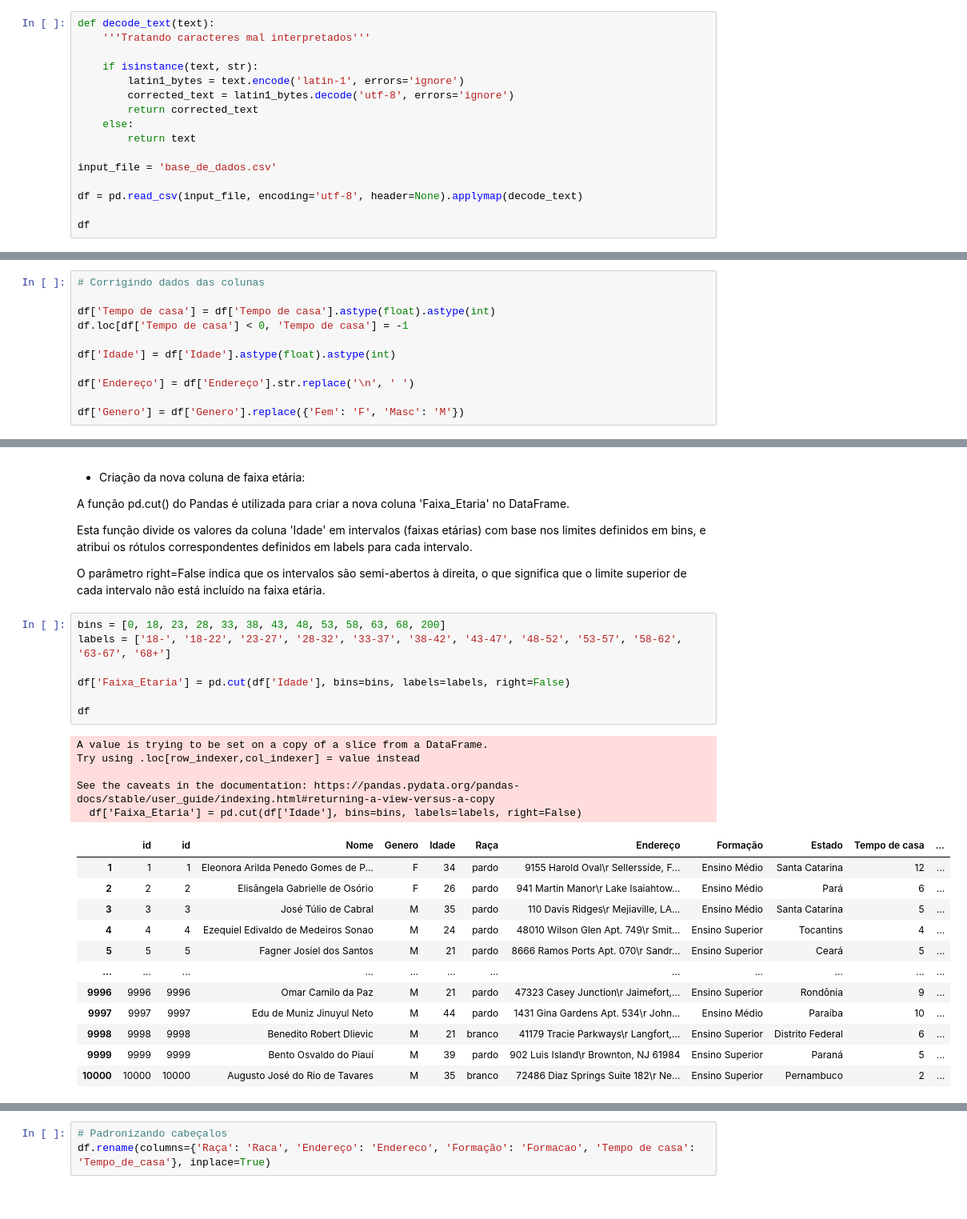
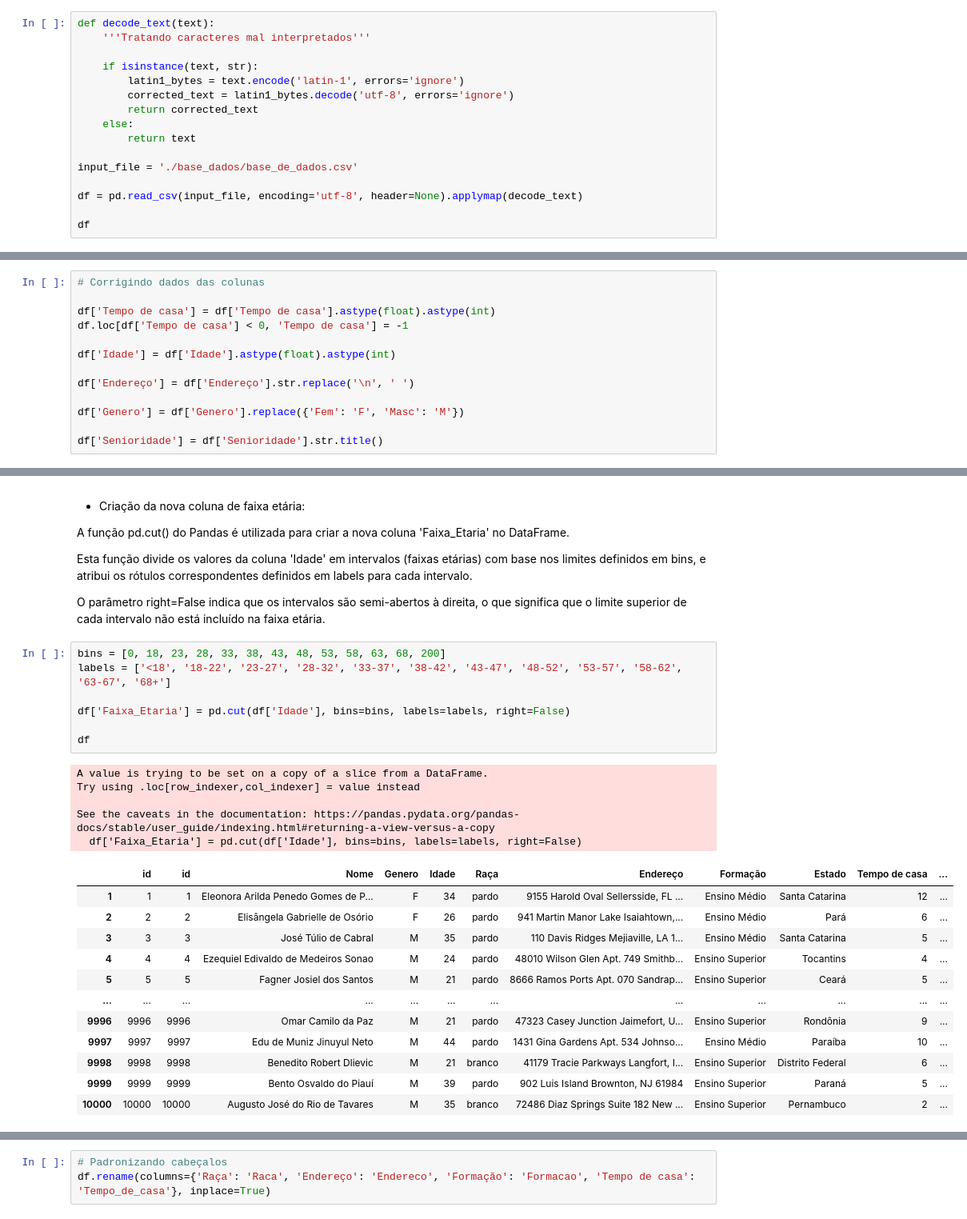
Before and after one commit to pedrolustosab/AdaHack-Dados, a Jupyter notebook: ETL.ipynb, the cells around one changed output, grey strips where cells are left out. Shown at 80% size. Cells and saved outputs as stored; diff of their text form.

```diff
--- a/ETL.ipynb
+++ b/ETL.ipynb
@@ -55,7 +61,7 @@ def decode_text(text):
     else:
         return text
 
-input_file = 'base_de_dados.csv'
+input_file = './base_dados/base_de_dados.csv'
 
 df = pd.read_csv(input_file, encoding='utf-8', header=None).applymap(decode_text)
 
@@ -201,6 +207,8 @@ df['Idade'] = df['Idade'].astype(float).astype(int)
 df['Endereço'] = df['Endereço'].str.replace('\n', ' ')
 
 df['Genero'] = df['Genero'].replace({'Fem': 'F', 'Masc': 'M'})
+
+df['Senioridade'] = df['Senioridade'].str.title()
 # %% [output]
 A value is trying to be set on a copy of a slice from a DataFrame.
 Try using .loc[row_indexer,col_indexer] = value instead
@@ -292,29 +297,29 @@ Esta função divide os valores da coluna 'Idade' em intervalos (faixas etárias
 O parâmetro right=False indica que os intervalos são semi-abertos à direita, o que significa que o limite superior de cada intervalo não está incluído na faixa etária.
 # %%
 bins = [0, 18, 23, 28, 33, 38, 43, 48, 53, 58, 63, 68, 200]
-labels = ['18-', '18-22', '23-27', '28-32', '33-37', '38-42', '43-47', '48-52', '53-57', '58-62', '63-67', '68+']
+labels = ['<18', '18-22', '23-27', '28-32', '33-37', '38-42', '43-47', '48-52', '53-57', '58-62', '63-67', '68+']
 
 df['Faixa_Etaria'] = pd.cut(df['Idade'], bins=bins, labels=labels, right=False)
 
 df
 # %% [output]
 A value is trying to be set on a copy of a slice from a DataFrame.
 Try using .loc[row_indexer,col_indexer] = value instead
 
 See the caveats in the documentation: https://pandas.pydata.org/pandas-docs/stable/user_guide/indexing.html#returning-a-view-versus-a-copy
   df['Faixa_Etaria'] = pd.cut(df['Idade'], bins=bins, labels=labels, right=False)
 |  | id | id | Nome | Genero | Idade | Raça | Endereço | Formação | Estado | Tempo de casa | ... |
-| 1 | 1 | 1 | Eleonora Arilda Penedo Gomes de P... | F | 34 | pardo | 9155 Harold Oval\r Sellersside, F... | Ensino Médio | Santa Catarina | 12 | ... |
-| 2 | 2 | 2 | Elisângela Gabrielle de Osório | F | 26 | pardo | 941 Martin Manor\r Lake Isaiahtow... | Ensino Médio | Pará | 6 | ... |
-| 3 | 3 | 3 | José Túlio de Cabral | M | 35 | pardo | 110 Davis Ridges\r Mejiaville, LA... | Ensino Médio | Santa Catarina | 5 | ... |
-| 4 | 4 | 4 | Ezequiel Edivaldo de Medeiros Sonao | M | 24 | pardo | 48010 Wilson Glen Apt. 749\r Smit... | Ensino Superior | Tocantins | 4 | ... |
-| 5 | 5 | 5 | Fagner Josiel dos Santos | M | 21 | pardo | 8666 Ramos Ports Apt. 070\r Sandr... | Ensino Superior | Ceará | 5 | ... |
+| 1 | 1 | 1 | Eleonora Arilda Penedo Gomes de P... | F | 34 | pardo | 9155 Harold Oval Sellersside, FL ... | Ensino Médio | Santa Catarina | 12 | ... |
+| 2 | 2 | 2 | Elisângela Gabrielle de Osório | F | 26 | pardo | 941 Martin Manor Lake Isaiahtown,... | Ensino Médio | Pará | 6 | ... |
+| 3 | 3 | 3 | José Túlio de Cabral | M | 35 | pardo | 110 Davis Ridges Mejiaville, LA 1... | Ensino Médio | Santa Catarina | 5 | ... |
+| 4 | 4 | 4 | Ezequiel Edivaldo de Medeiros Sonao | M | 24 | pardo | 48010 Wilson Glen Apt. 749 Smithb... | Ensino Superior | Tocantins | 4 | ... |
+| 5 | 5 | 5 | Fagner Josiel dos Santos | M | 21 | pardo | 8666 Ramos Ports Apt. 070 Sandrap... | Ensino Superior | Ceará | 5 | ... |
 | ... | ... | ... | ... | ... | ... | ... | ... | ... | ... | ... | ... |
-| 9996 | 9996 | 9996 | Omar Camilo da Paz | M | 21 | pardo | 47323 Casey Junction\r Jaimefort,... | Ensino Superior | Rondônia | 9 | ... |
-| 9997 | 9997 | 9997 | Edu de Muniz Jinuyul Neto | M | 44 | pardo | 1431 Gina Gardens Apt. 534\r John... | Ensino Médio | Paraíba | 10 | ... |
-| 9998 | 9998 | 9998 | Benedito Robert Dlievic | M | 21 | branco | 41179 Tracie Parkways\r Langfort,... | Ensino Superior | Distrito Federal | 6 | ... |
-| 9999 | 9999 | 9999 | Bento Osvaldo do Piauí | M | 39 | pardo | 902 Luis Island\r Brownton, NJ 61984 | Ensino Superior | Paraná | 5 | ... |
-| 10000 | 10000 | 10000 | Augusto José do Rio de Tavares | M | 35 | branco | 72486 Diaz Springs Suite 182\r Ne... | Ensino Superior | Pernambuco | 2 | ... |
+| 9996 | 9996 | 9996 | Omar Camilo da Paz | M | 21 | pardo | 47323 Casey Junction Jaimefort, U... | Ensino Superior | Rondônia | 9 | ... |
+| 9997 | 9997 | 9997 | Edu de Muniz Jinuyul Neto | M | 44 | pardo | 1431 Gina Gardens Apt. 534 Johnso... | Ensino Médio | Paraíba | 10 | ... |
+| 9998 | 9998 | 9998 | Benedito Robert Dlievic | M | 21 | branco | 41179 Tracie Parkways Langfort, I... | Ensino Superior | Distrito Federal | 6 | ... |
+| 9999 | 9999 | 9999 | Bento Osvaldo do Piauí | M | 39 | pardo | 902 Luis Island Brownton, NJ 61984 | Ensino Superior | Paraná | 5 | ... |
+| 10000 | 10000 | 10000 | Augusto José do Rio de Tavares | M | 35 | branco | 72486 Diaz Springs Suite 182 New ... | Ensino Superior | Pernambuco | 2 | ... |
 9701 rows × 14 columns
 # %% [markdown]
 5. Padronização dos cabeçalhos:
```
Also changed, not shown: parts of 7 cells of this notebook.
